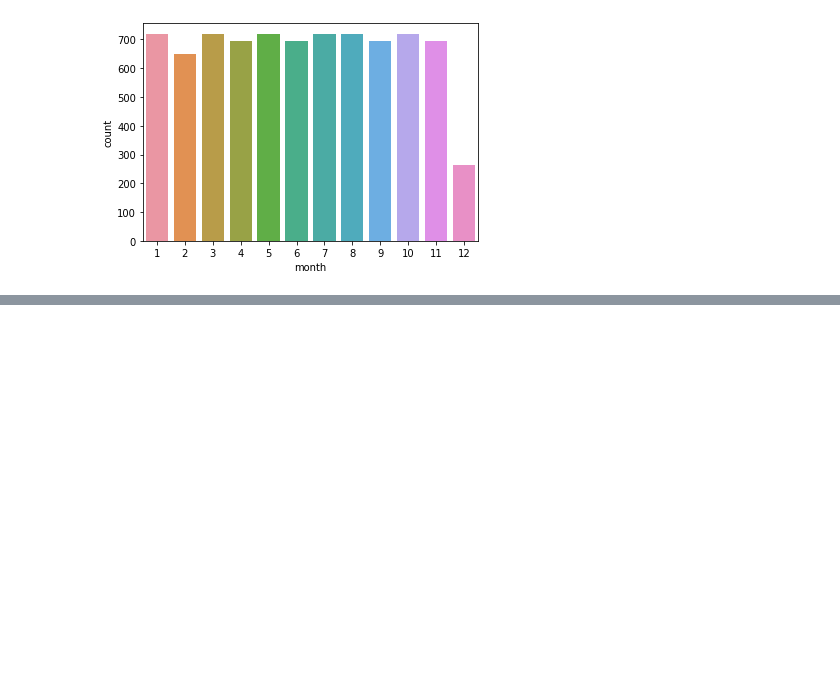
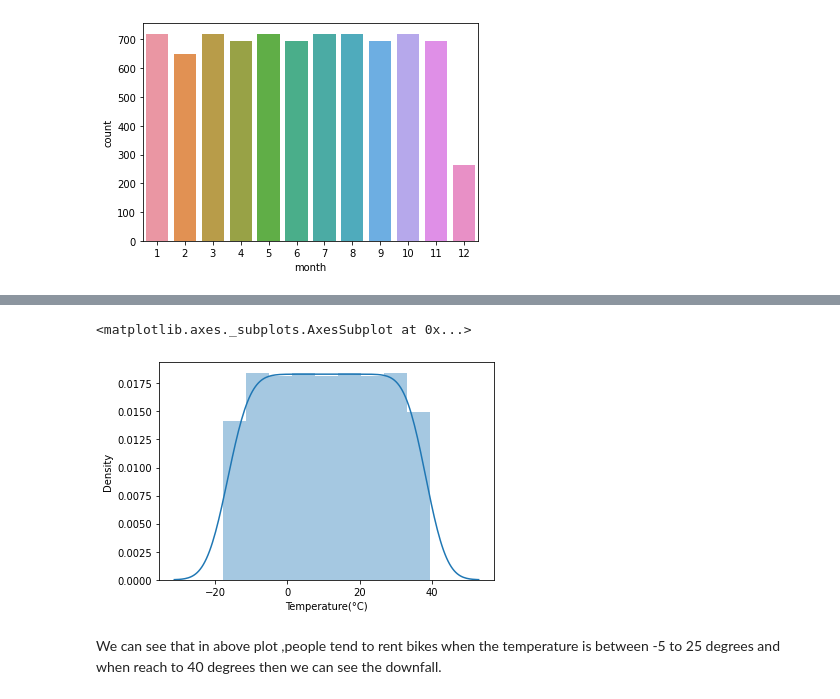
Before and after one commit to Ratnakar2022/Seoul-Bike-Sharing-Demand-Prediction, a Jupyter notebook: Bike_Sharing_Demand_Prediction_Capstone_Project.ipynb, the cells around one changed output, grey strips where cells are left out. Cells and saved outputs as stored; diff of their text form; code cells hidden in the pictures; blank space fills up the shorter version.

```diff
--- a/Bike_Sharing_Demand_Prediction_Capstone_Project.ipynb
+++ b/Bike_Sharing_Demand_Prediction_Capstone_Project.ipynb
@@ -306,0 +357,6 @@ sns.countplot(bike_data.loc[bike_data['year']==2018,'month'])
+# %%
+# creating a dataframe containing the count of bikes rented in differant intensities of rainfall
+
+df_temp = pd.DataFrame(bike_data.groupby('Temperature(°C)')['Rented Bike Count'].sum())
+df_temp.reset_index(inplace=True)
+df_temp.head()
@@ -306,0 +370,9 @@ sns.countplot(bike_data.loc[bike_data['year']==2018,'month'])
+# %%
+# plot showing distribution of bike rentals according to temperature intensity
+
+sns.distplot(df_temp['Temperature(°C)'])
+# %% [output]
+<matplotlib.axes._subplots.AxesSubplot at 0x...>
+[figure, added]
+# %% [markdown]
+We can see that in above plot ,people tend to rent bikes when the temperature is between -5 to 25 degrees and when reach to 40 degrees then we can see the downfall.
```
Also changed, not shown: parts of 34 cells of this notebook.
